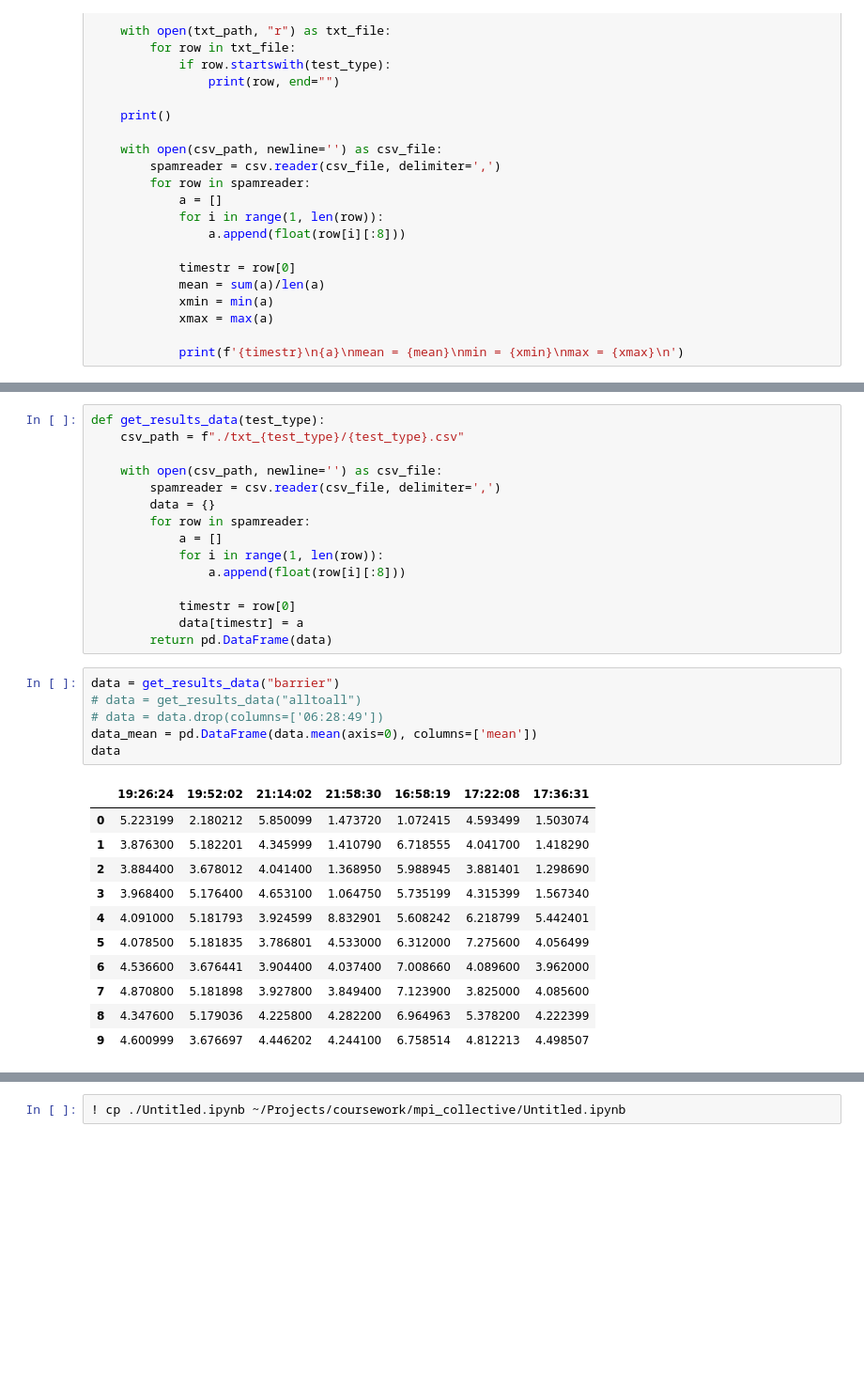
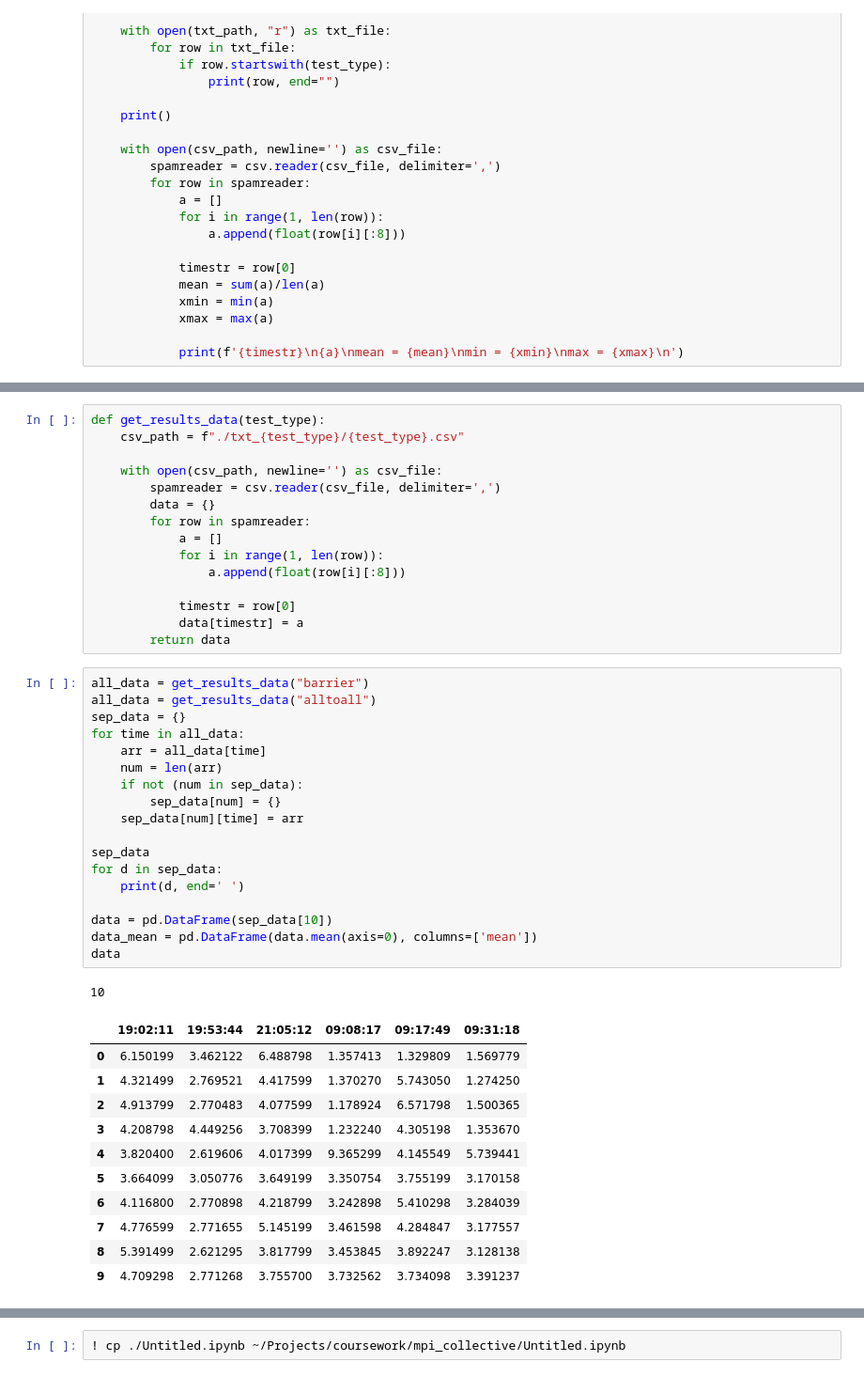
Before and after one commit to jqp4/acad-2021-NVIDIA-GPU, a Jupyter notebook: mpi_collective/Untitled.ipynb, the cells around one changed output, grey strips where cells are left out. Shown: that part at 94% size. Cells and saved outputs as stored; diff of their text form; blank space fills up the shorter version.

```diff
--- a/mpi_collective/Untitled.ipynb
+++ b/mpi_collective/Untitled.ipynb
@@ -85,25 +85,38 @@ def get_results_data(test_type):
 
             timestr = row[0]
             data[timestr] = a
-        return pd.DataFrame(data)
+        return data
-# %%
-data = get_results_data("barrier")
-# data = get_results_data("alltoall")
-# data = data.drop(columns=['06:28:49'])
-data_mean = pd.DataFrame(data.mean(axis=0), columns=['mean'])
-data
-# %% [output]
-|  | 19:26:24 | 19:52:02 | 21:14:02 | 21:58:30 | 16:58:19 | 17:22:08 | 17:36:31 |
-| 0 | 5.223199 | 2.180212 | 5.850099 | 1.473720 | 1.072415 | 4.593499 | 1.503074 |
-| 1 | 3.876300 | 5.182201 | 4.345999 | 1.410790 | 6.718555 | 4.041700 | 1.418290 |
-| 2 | 3.884400 | 3.678012 | 4.041400 | 1.368950 | 5.988945 | 3.881401 | 1.298690 |
-| 3 | 3.968400 | 5.176400 | 4.653100 | 1.064750 | 5.735199 | 4.315399 | 1.567340 |
-| 4 | 4.091000 | 5.181793 | 3.924599 | 8.832901 | 5.608242 | 6.218799 | 5.442401 |
-| 5 | 4.078500 | 5.181835 | 3.786801 | 4.533000 | 6.312000 | 7.275600 | 4.056499 |
-| 6 | 4.536600 | 3.676441 | 3.904400 | 4.037400 | 7.008660 | 4.089600 | 3.962000 |
-| 7 | 4.870800 | 5.181898 | 3.927800 | 3.849400 | 7.123900 | 3.825000 | 4.085600 |
-| 8 | 4.347600 | 5.179036 | 4.225800 | 4.282200 | 6.964963 | 5.378200 | 4.222399 |
-| 9 | 4.600999 | 3.676697 | 4.446202 | 4.244100 | 6.758514 | 4.812213 | 4.498507 |
+# %%
+all_data = get_results_data("barrier")
+all_data = get_results_data("alltoall")
+sep_data = {}
+for time in all_data:
+    arr = all_data[time]
+    num = len(arr)
+    if not (num in sep_data):
+        sep_data[num] = {}
+    sep_data[num][time] = arr
+
+sep_data
+for d in sep_data:
+    print(d, end=' ')
+
+data = pd.DataFrame(sep_data[10])
+data_mean = pd.DataFrame(data.mean(axis=0), columns=['mean'])
+data
+# %% [output]
+10
+|  | 19:02:11 | 19:53:44 | 21:05:12 | 09:08:17 | 09:17:49 | 09:31:18 |
+| 0 | 6.150199 | 3.462122 | 6.488798 | 1.357413 | 1.329809 | 1.569779 |
+| 1 | 4.321499 | 2.769521 | 4.417599 | 1.370270 | 5.743050 | 1.274250 |
+| 2 | 4.913799 | 2.770483 | 4.077599 | 1.178924 | 6.571798 | 1.500365 |
+| 3 | 4.208798 | 4.449256 | 3.708399 | 1.232240 | 4.305198 | 1.353670 |
+| 4 | 3.820400 | 2.619606 | 4.017399 | 9.365299 | 4.145549 | 5.739441 |
+| 5 | 3.664099 | 3.050776 | 3.649199 | 3.350754 | 3.755199 | 3.170158 |
+| 6 | 4.116800 | 2.770898 | 4.218799 | 3.242898 | 5.410298 | 3.284039 |
+| 7 | 4.776599 | 2.771655 | 5.145199 | 3.461598 | 4.284847 | 3.177557 |
+| 8 | 5.391499 | 2.621295 | 3.817799 | 3.453845 | 3.892247 | 3.128138 |
+| 9 | 4.709298 | 2.771268 | 3.755700 | 3.732562 | 3.734098 | 3.391237 |
 # %%
 sns.set_theme()
 sns.set(rc={'figure.figsize':(12, 9)})
```
Also changed, not shown: parts of 3 cells of this notebook, 5 other files.
